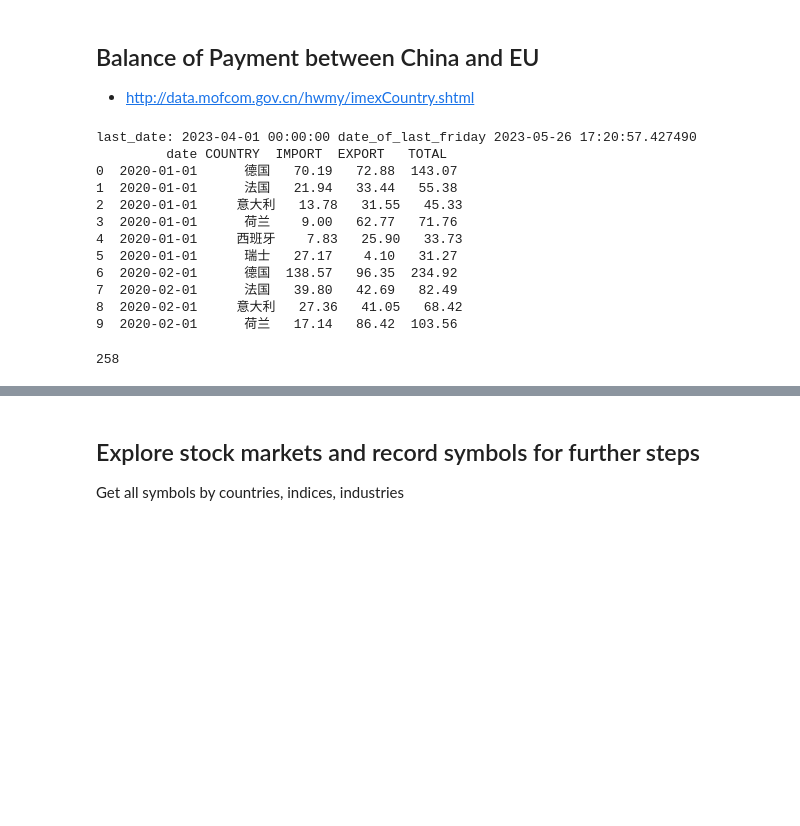
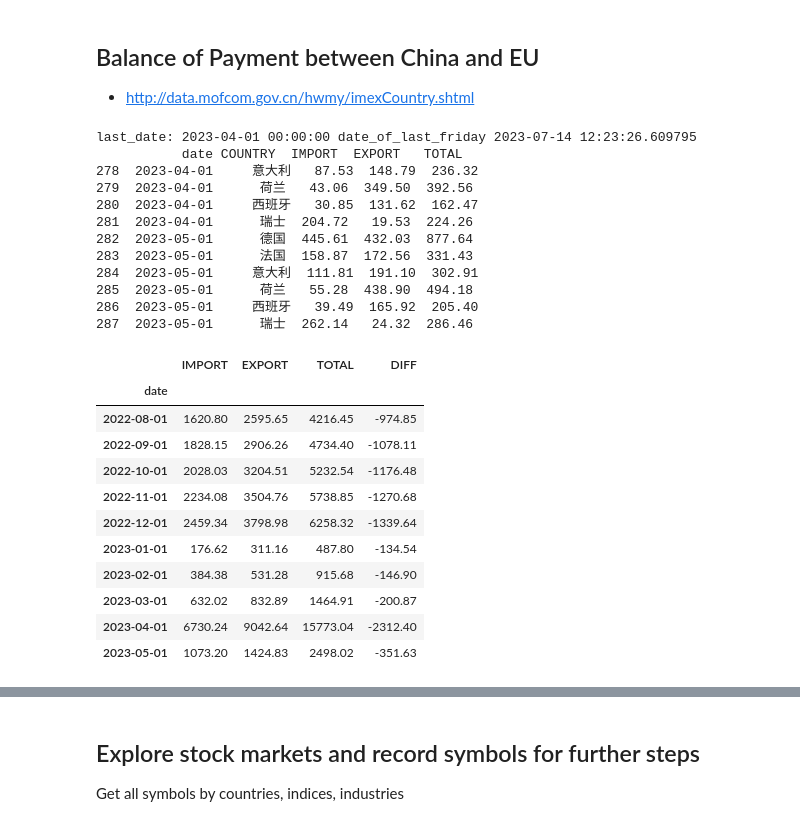
Before and after one commit to yangtx2009/finance, a Jupyter notebook: international_stock_market_visualization.ipynb, the cells around one changed output, grey strips where cells are left out. Cells and saved outputs as stored; diff of their text form; code cells hidden in the pictures; blank space fills up the shorter version.

```diff
--- a/international_stock_market_visualization.ipynb
+++ b/international_stock_market_visualization.ipynb
@@ -303,18 +302,38 @@ while True:
 print(bop_df.tail(10))
 db_conn.execute("""delete from bop""")
 bop_df.to_sql(name='bop', con=db_conn, if_exists='replace', index=False)
+bop_df["date"] = pd.to_datetime(bop_df["date"])
 # %% [output]
-last_date: 2023-04-01 00:00:00 date_of_last_friday 2023-05-26 17:20:57.427490
-         date COUNTRY  IMPORT  EXPORT   TOTAL
-0  2020-01-01      德国   70.19   72.88  143.07
-1  2020-01-01      法国   21.94   33.44   55.38
-2  2020-01-01     意大利   13.78   31.55   45.33
-3  2020-01-01      荷兰    9.00   62.77   71.76
-4  2020-01-01     西班牙    7.83   25.90   33.73
-5  2020-01-01      瑞士   27.17    4.10   31.27
-6  2020-02-01      德国  138.57   96.35  234.92
-7  2020-02-01      法国   39.80   42.69   82.49
-8  2020-02-01     意大利   27.36   41.05   68.42
-9  2020-02-01      荷兰   17.14   86.42  103.56
+last_date: 2023-04-01 00:00:00 date_of_last_friday 2023-07-14 12:23:26.609795
+           date COUNTRY  IMPORT  EXPORT   TOTAL
+278  2023-04-01     意大利   87.53  148.79  236.32
+279  2023-04-01      荷兰   43.06  349.50  392.56
+280  2023-04-01     西班牙   30.85  131.62  162.47
+281  2023-04-01      瑞士  204.72   19.53  224.26
+282  2023-05-01      德国  445.61  432.03  877.64
+283  2023-05-01      法国  158.87  172.56  331.43
+284  2023-05-01     意大利  111.81  191.10  302.91
+285  2023-05-01      荷兰   55.28  438.90  494.18
+286  2023-05-01     西班牙   39.49  165.92  205.40
+287  2023-05-01      瑞士  262.14   24.32  286.46
-258
+# %%
+euro_monthly_bof = bop_df.groupby(by="date").sum(numeric_only=True)
+euro_monthly_bof.index = pd.to_datetime(euro_monthly_bof.index)
+euro_monthly_bof.sort_index(inplace=True)
+euro_monthly_bof["DIFF"] = euro_monthly_bof["IMPORT"]-euro_monthly_bof["EXPORT"]
+
+euro_monthly_bof.tail(10)
+# %% [output]
+|  | IMPORT | EXPORT | TOTAL | DIFF |
+| date |  |  |  |  |
+| 2022-08-01 | 1620.80 | 2595.65 | 4216.45 | -974.85 |
+| 2022-09-01 | 1828.15 | 2906.26 | 4734.40 | -1078.11 |
+| 2022-10-01 | 2028.03 | 3204.51 | 5232.54 | -1176.48 |
+| 2022-11-01 | 2234.08 | 3504.76 | 5738.85 | -1270.68 |
+| 2022-12-01 | 2459.34 | 3798.98 | 6258.32 | -1339.64 |
+| 2023-01-01 | 176.62 | 311.16 | 487.80 | -134.54 |
+| 2023-02-01 | 384.38 | 531.28 | 915.68 | -146.90 |
+| 2023-03-01 | 632.02 | 832.89 | 1464.91 | -200.87 |
+| 2023-04-01 | 6730.24 | 9042.64 | 15773.04 | -2312.40 |
+| 2023-05-01 | 1073.20 | 1424.83 | 2498.02 | -351.63 |
 # %%
```
Also changed, not shown: parts of 9 cells of this notebook, 3 other files.
